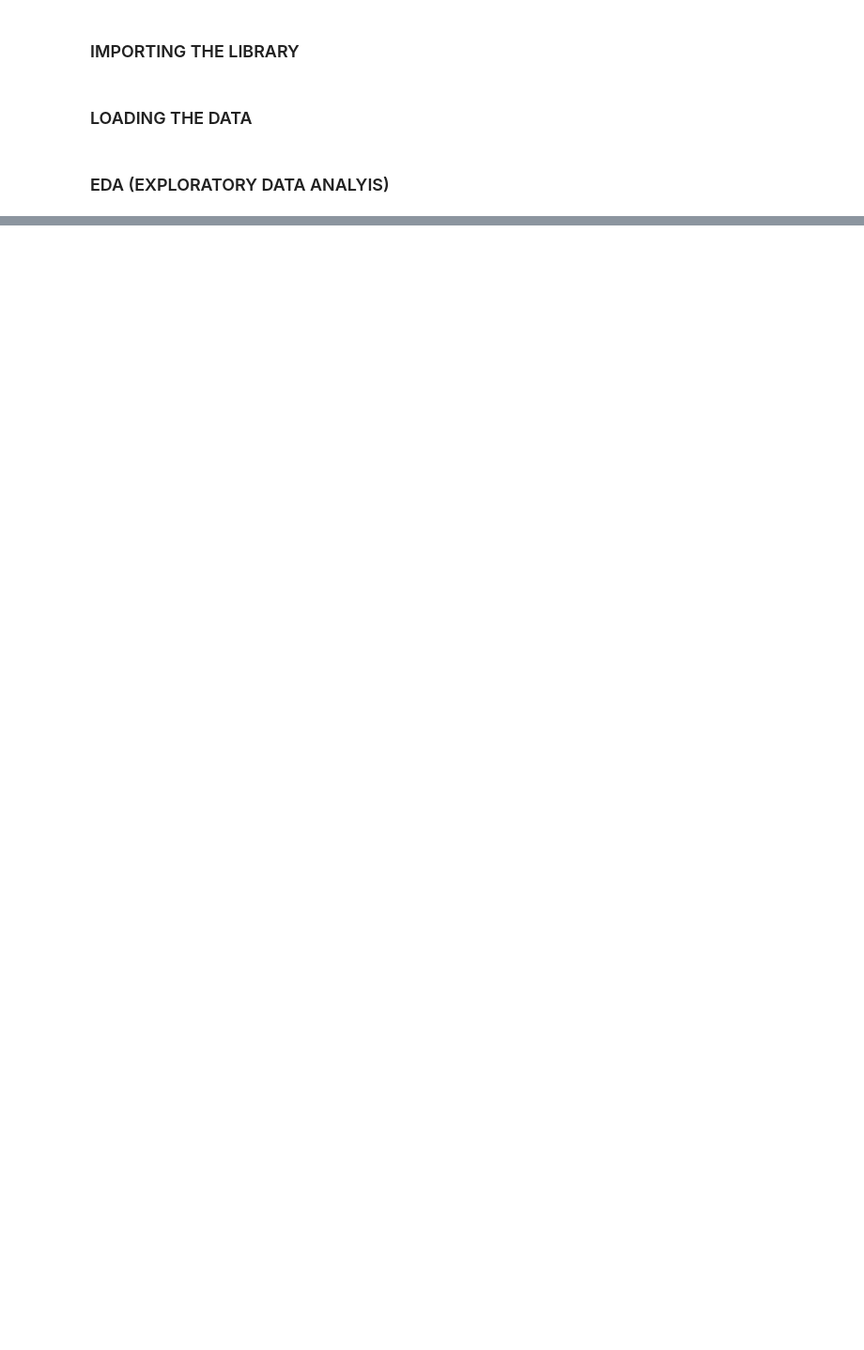
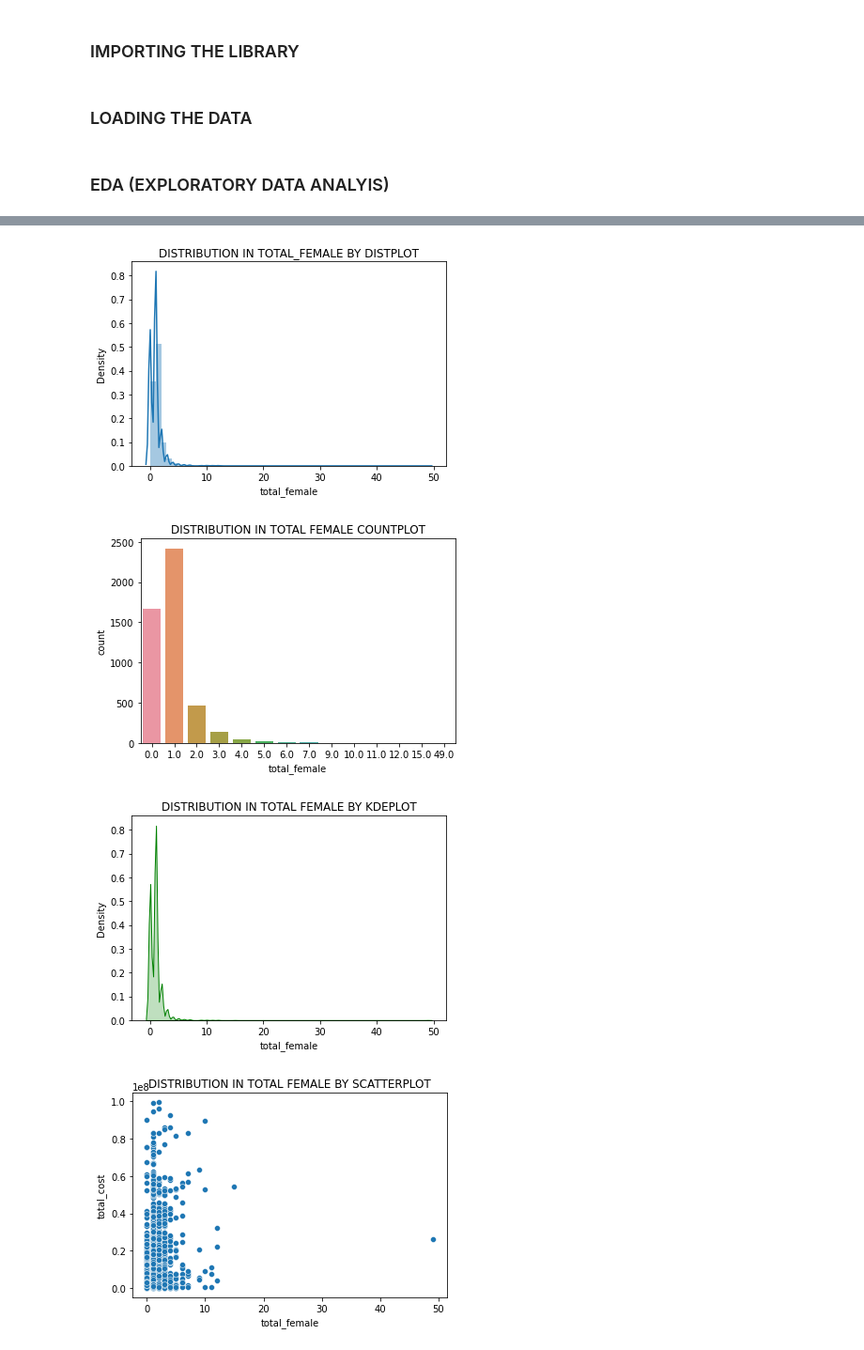
Before and after one commit to innocent-charles/TanzaTour-AI, a Jupyter notebook: Tazatep dataset/TanzaTourAI_version.ipynb, the cells around one changed output, grey strips where cells are left out. Shown at 94% size. Drawn from its saved outputs; the diff is of its cells as text; code cells hidden in the pictures; blank space fills up the shorter version.

```diff
--- a/Tazatep dataset/TanzaTourAI_version.ipynb
+++ b/Tazatep dataset/TanzaTourAI_version.ipynb
@@ -47,0 +146,18 @@ data.tail(10)
+# %%
+plt.title("DISTRIBUTION IN TOTAL_FEMALE BY DISTPLOT")
+sns.distplot(data['total_female'])
+plt.show()
+plt.title("DISTRIBUTION IN TOTAL FEMALE COUNTPLOT")
+sns.countplot(data['total_female'])
+plt.show()
+plt.title("DISTRIBUTION IN TOTAL FEMALE BY KDEPLOT")
+sns.kdeplot(data['total_female'],shade=True,color="green")
+plt.show()
+plt.title("DISTRIBUTION IN TOTAL FEMALE BY SCATTERPLOT")
+sns.scatterplot("total_female","total_cost",data=data)
+plt.show()
+# %% [output]
+[figure, added]
+[figure, added]
+[figure, added]
+[figure, added]
```
Also changed, not shown: parts of 15 cells of this notebook.
